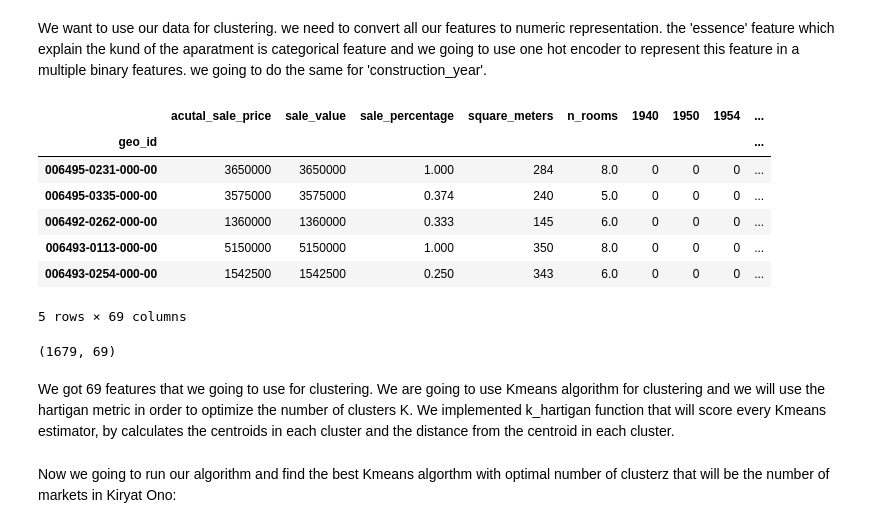
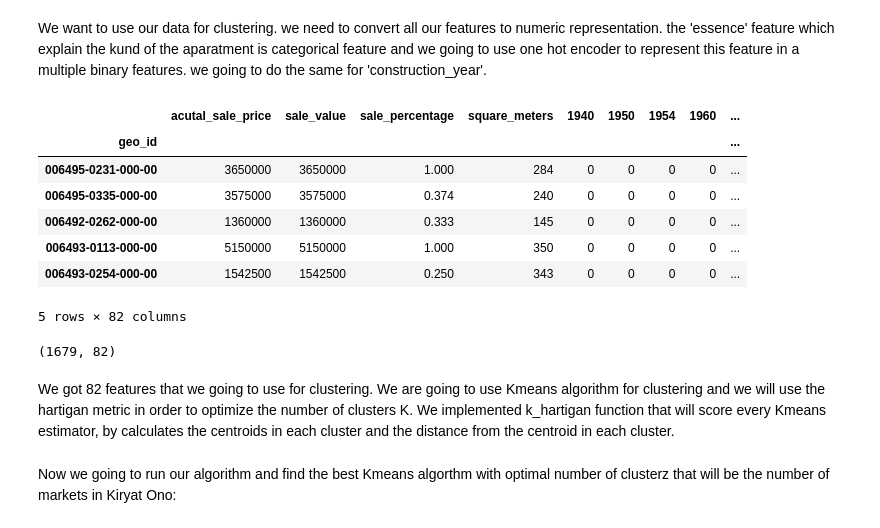
Before and after one commit to talon8080/talon8080-gmail.com, a Jupyter notebook: code.ipynb, the cells around one changed output. Saved outputs shown, nothing was run; the diff lists cells and outputs as text; code cells hidden in the pictures.

```diff
--- a/code.ipynb
+++ b/code.ipynb
@@ -145,29 +153,32 @@ We want to use our data for clustering. we need to convert all our features to n
 # %%
 clustering_data = data.copy()
 clustering_data = clustering_data.drop('sale_date', axis=1)
 clustering_data = clustering_data.drop('city', axis=1)
 essence_dummies = pd.get_dummies(data['essence'])
 construction_year_dummies = pd.get_dummies(data['construction_year'])
+rooms_dummies = pd.get_dummies(data['n_rooms'])
+clustering_data = clustering_data.drop('se', axis=1)
 clustering_data = clustering_data.drop('essence', axis=1)
 clustering_data = clustering_data.drop('construction_year', axis=1)
-clustering_data = pd.concat([clustering_data, construction_year_dummies, essence_dummies], axis=1)
+clustering_data = clustering_data.drop('n_rooms', axis=1)
+clustering_data = pd.concat([clustering_data, construction_year_dummies, essence_dummies, rooms_dummies], axis=1)
 clustering_data = clustering_data.set_index('geo_id')
 clustering_data.head(5)
 # %% [output]
-|  | acutal_sale_price | sale_value | sale_percentage | square_meters | n_rooms | 1940 | 1950 | 1954 | ... |
+|  | acutal_sale_price | sale_value | sale_percentage | square_meters | 1940 | 1950 | 1954 | 1960 | ... |
 | geo_id |  |  |  |  |  |  |  |  | ... |
-| 006495-0231-000-00 | 3650000 | 3650000 | 1.000 | 284 | 8.0 | 0 | 0 | 0 | ... |
-| 006495-0335-000-00 | 3575000 | 3575000 | 0.374 | 240 | 5.0 | 0 | 0 | 0 | ... |
-| 006492-0262-000-00 | 1360000 | 1360000 | 0.333 | 145 | 6.0 | 0 | 0 | 0 | ... |
-| 006493-0113-000-00 | 5150000 | 5150000 | 1.000 | 350 | 8.0 | 0 | 0 | 0 | ... |
-| 006493-0254-000-00 | 1542500 | 1542500 | 0.250 | 343 | 6.0 | 0 | 0 | 0 | ... |
+| 006495-0231-000-00 | 3650000 | 3650000 | 1.000 | 284 | 0 | 0 | 0 | 0 | ... |
+| 006495-0335-000-00 | 3575000 | 3575000 | 0.374 | 240 | 0 | 0 | 0 | 0 | ... |
+| 006492-0262-000-00 | 1360000 | 1360000 | 0.333 | 145 | 0 | 0 | 0 | 0 | ... |
+| 006493-0113-000-00 | 5150000 | 5150000 | 1.000 | 350 | 0 | 0 | 0 | 0 | ... |
+| 006493-0254-000-00 | 1542500 | 1542500 | 0.250 | 343 | 0 | 0 | 0 | 0 | ... |
-5 rows × 69 columns
+5 rows × 82 columns
 # %%
 clustering_data.shape
 # %% [output]
-(1679, 69)
+(1679, 82)
 # %% [markdown]
-We got 69 features that we going to use for clustering. We are going to use Kmeans algorithm for clustering and we will use the hartigan metric in order to optimize the number of clusters K. We implemented k_hartigan function that will score every Kmeans estimator, by calculates the centroids in each cluster and the distance from the centroid in each cluster.
+We got 82 features that we going to use for clustering. We are going to use Kmeans algorithm for clustering and we will use the hartigan metric in order to optimize the number of clusters K. We implemented k_hartigan function that will score every Kmeans estimator, by calculates the centroids in each cluster and the distance from the centroid in each cluster.
 # %%
 def calc_clusters_centroids(data, labels):
     '''
```
Also changed, not shown: parts of 37 cells of this notebook, 7 other files.
